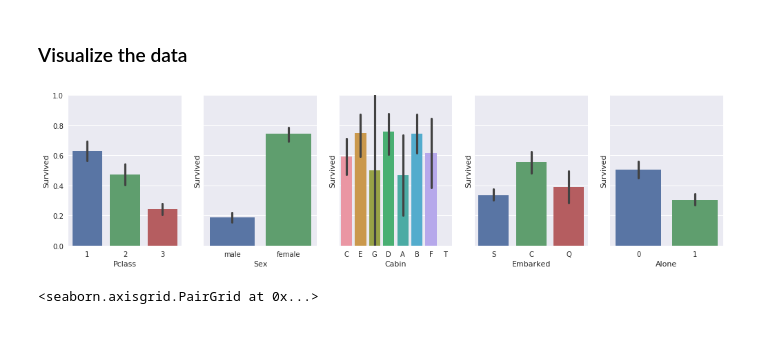
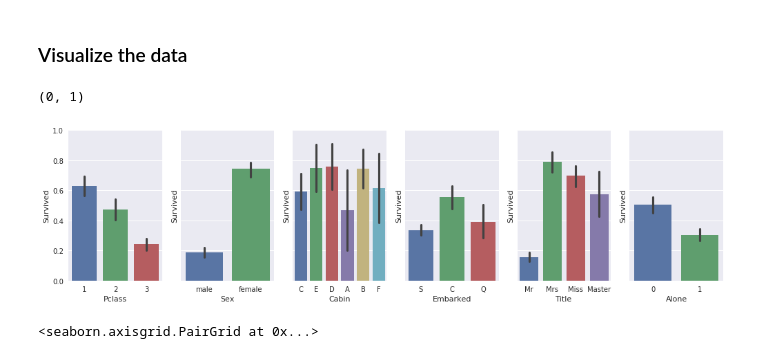
Before and after one commit to angelmtenor/data-science-keras, a Jupyter notebook: titanic.ipynb, the cells around one changed output. Cells and saved outputs as stored; diff of their text form; code cells hidden in the pictures.

Commit message:
feat: Add filter for low frequency values

```diff
--- a/titanic.ipynb
+++ b/titanic.ipynb
@@ -71,7 +71,15 @@ Some features (e.g. PassengerID, Name, Ticket) are irelevant to survival probabi
 # Enhance features
 from collections import Counter
 
-#print(Counter(df["Cabin"]))
+NaN = float('Nan')
+threshold = df.shape[0]/100
+
+# Cabin
 df["Cabin"] = df["Cabin"].str[0]  # Cabin filtered to first letter
-print(Counter(df["Cabin"]))
+
+# Tittle
+df['Title'] = df["Name"].str.extract('([A-Za-z]+)\.', expand=False)
+
+fields = ['Cabin', 'Title']
+df.loc[:, fields] = helper.remove_lowfreq(df.loc[:, fields])  # remove low frequency values
 # %% [output]
@@ -145,10 +157,12 @@ Binary target: ~38% ones, ~62% ones. F1 score won't be used.
 # %%
 # Categorical features
 helper.show_categorical(df, target, categorical)
+plt.ylim([0, 1])
 
 # df[['Embarked', 'Survived']].groupby(['Embarked'], as_index=False).mean().sort_values(by='Survived', ascending=False)
 # %% [output]
+(0, 1)
-[figure, old version]
+[figure, new version]
 # %%
 sns.FacetGrid(df, col="Sex",hue="Survived", size=3).map(plt.hist, "Age", alpha=.7).add_legend();
 #male_df = df[df['Sex']=='male']
```
Also changed, not shown: parts of 14 cells of this notebook, 2 other files.
